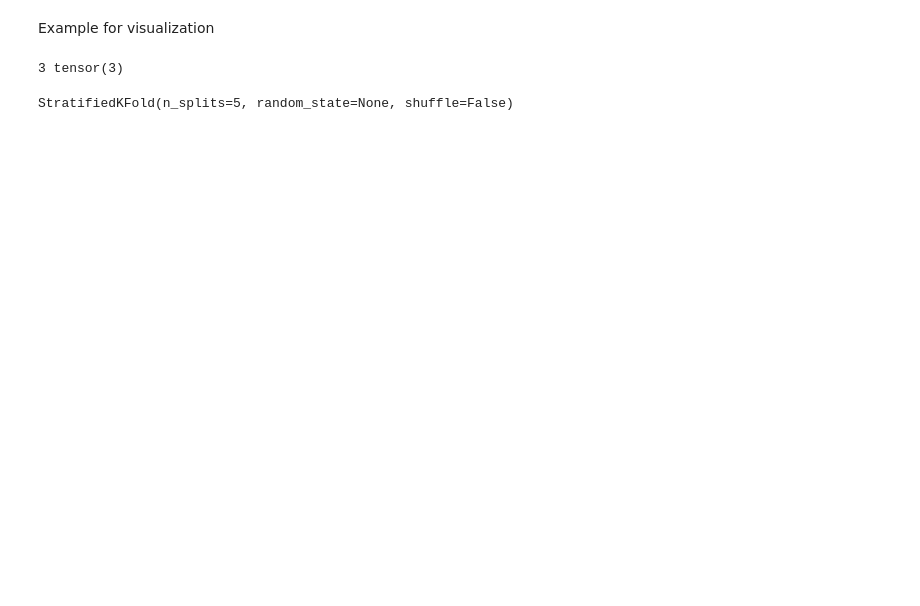
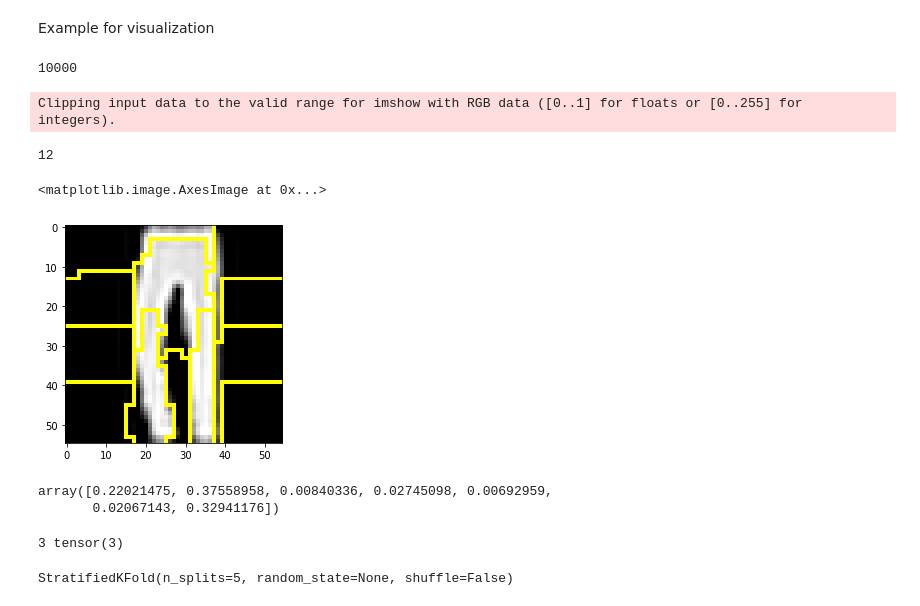
Before and after one commit to jpelayx/mnist-graphs, a Jupyter notebook: mnist_slic_viz.ipynb, the cells around one changed output. Cells and saved outputs as stored; diff of their text form; code cells hidden in the pictures; blank space fills up the shorter version.

```diff
--- a/mnist_slic_viz.ipynb
+++ b/mnist_slic_viz.ipynb
@@ -40,5 +21,7 @@ import model
 # %% [markdown]
 Example for visualization
 # %%
-ds_train = datasets.MNIST(root = "./data", train=True, download=True, transform=T.ToTensor())
-ds_test = datasets.MNIST(root = "./data", train=False, download=True, transform=T.ToTensor())
+ds = datasets.FashionMNIST(root = "./fashion_mnist/test", train=False, download=True, transform=T.ToTensor())
+len(ds)
+# %% [output]
+10000
@@ -45,3 +30,23 @@ ds_test = datasets.MNIST(root = "./data", train=False, download=True, transform=
+# %%
+img, y = ds[2]
+_, dim0, dim1 = img.shape
+img_np = img.view(dim0, dim1).numpy()
+n_segments = 20
+compactness = 0.1
+s, features = grayscale_features(img_np, n_segments, compactness)
+# s = slic(img_np, n_segments, compactness)
+print(len(np.unique(s)))
+plt.imshow(ski.segmentation.mark_boundaries(img_np, s, mode='subpixel'))
+# %% [output]
+Clipping input data to the valid range for imshow with RGB data ([0..1] for floats or [0..255] for integers).
+12
+<matplotlib.image.AxesImage at 0x...>
+[figure, added]
+# %%
+features[0,:]/255
+# %% [output]
+array([0.22021475, 0.37558958, 0.00840336, 0.02745098, 0.00692959,
+       0.02067143, 0.32941176])
 # %%
 from torch.utils.data import ConcatDataset
 from sklearn.model_selection import StratifiedKFold
```
Also changed, not shown: parts of 7 cells of this notebook, 7 other files.
